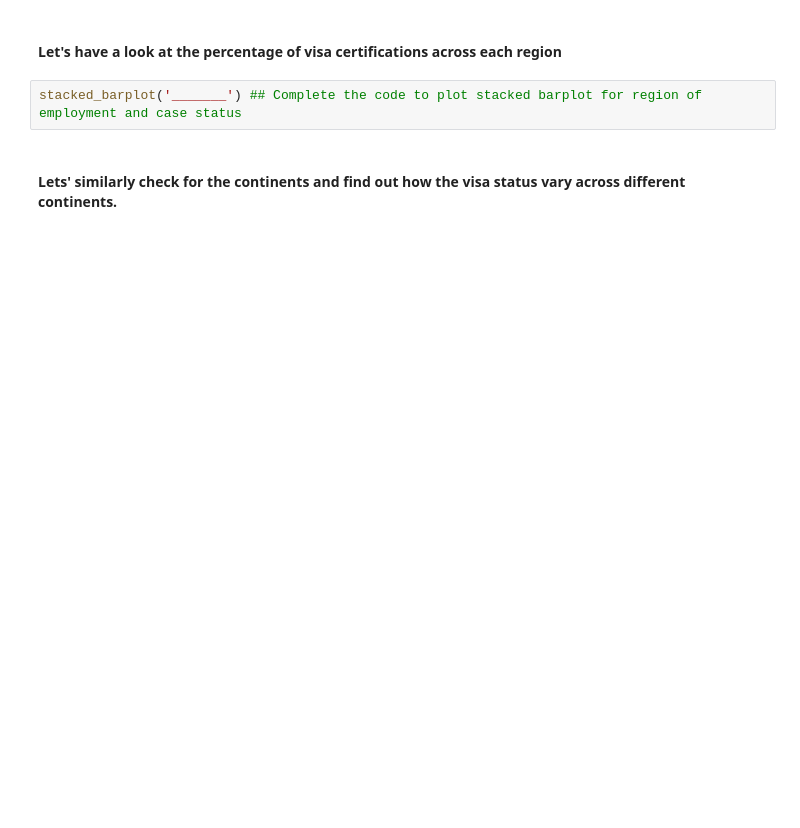
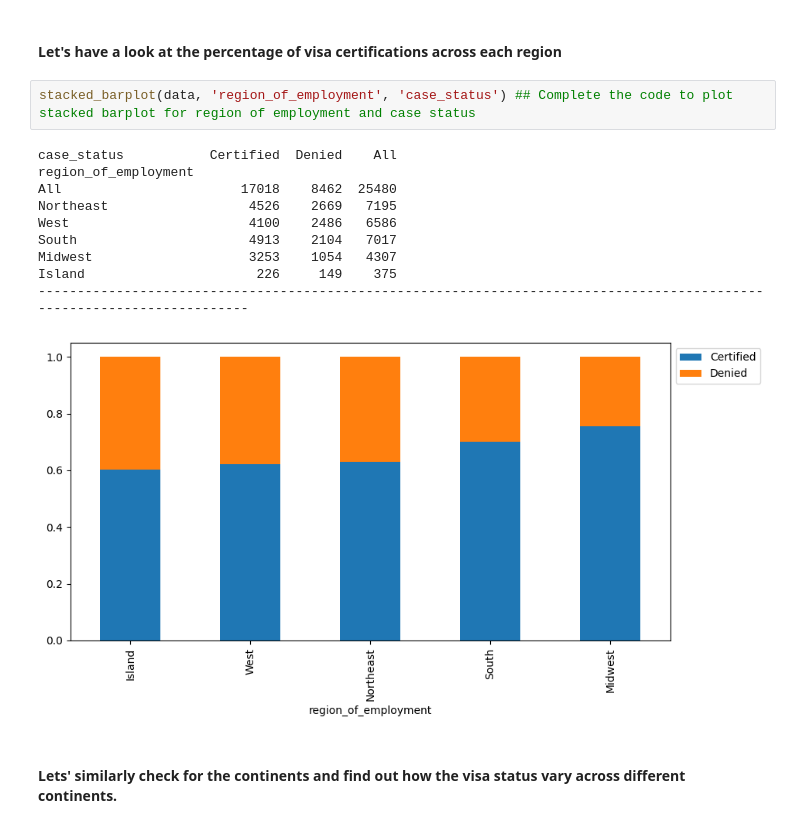
Before and after one commit to erika024/data-science, a Jupyter notebook: DSBA_Project_EasyVisa_LowCode.ipynb, the cells around one changed output. Saved outputs shown, nothing was run; the diff lists cells and outputs as text; blank space fills up the shorter version.

```diff
--- a/DSBA_Project_EasyVisa_LowCode.ipynb
+++ b/DSBA_Project_EasyVisa_LowCode.ipynb
@@ -534,7 +548,18 @@ plt.show()
 # %% [markdown]
 #### Let's have a look at the percentage of visa certifications across each region
 # %%
-stacked_barplot('_______') ## Complete the code to plot stacked barplot for region of employment and case status
+stacked_barplot(data, 'region_of_employment', 'case_status') ## Complete the code to plot stacked barplot for region of employment and case status
+# %% [output]
+case_status           Certified  Denied    All
+region_of_employment
+All                       17018    8462  25480
+Northeast                  4526    2669   7195
+West                       4100    2486   6586
+South                      4913    2104   7017
+Midwest                    3253    1054   4307
+Island                      226     149    375
+------------------------------------------------------------------------------------------------------------------------
+[figure, added]
 # %% [markdown]
 #### Lets' similarly check for the continents and find out how the visa status vary across different continents.
 # %%
```
Also changed, not shown: parts of 6 cells of this notebook.
